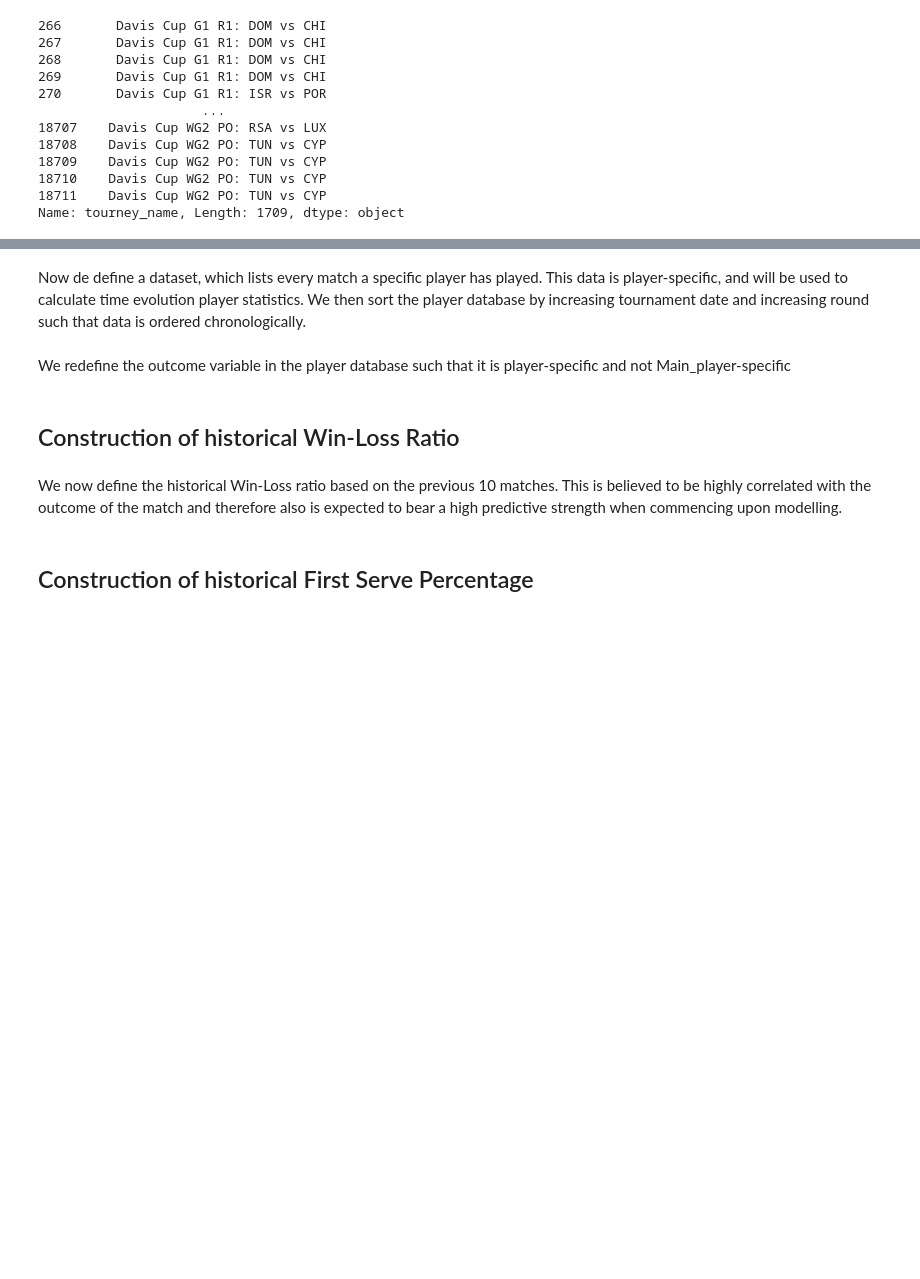
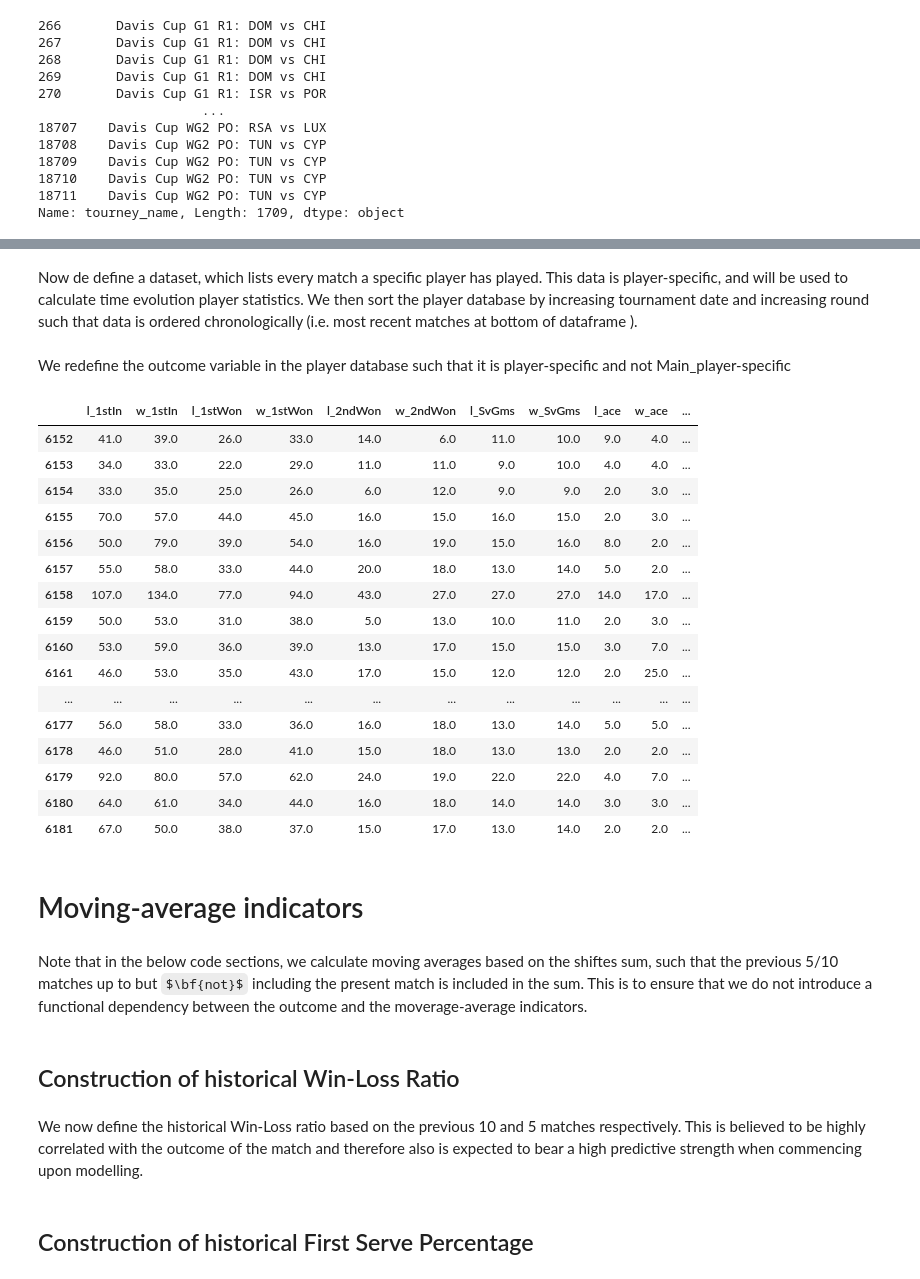
Before and after one commit to Alla977/Predicting-ATP-Tennis-Match-Outcomes, a Jupyter notebook: Data wrangling.ipynb, the cells around one changed output, grey strips where cells are left out. Cells and saved outputs as stored; diff of their text form; code cells hidden in the pictures; some formulas as TeX source; blank space fills up the shorter version.

```diff
--- a/Data wrangling.ipynb
+++ b/Data wrangling.ipynb
@@ -139,7 +139,7 @@ atp_matches['round'] = atp_matches['round'].fillna(0)
 # Remove matches, where round<=0
 atp_matches = atp_matches[atp_matches['round']>0]
 # %% [markdown]
-Now de define a dataset, which lists every match a specific player has played. This data is player-specific, and will be used to calculate time evolution player statistics. We then sort the player database by increasing tournament date and increasing round such that data is ordered chronologically.
+Now de define a dataset, which lists every match a specific player has played. This data is player-specific, and will be used to calculate time evolution player statistics. We then sort the player database by increasing tournament date and increasing round such that data is ordered  chronologically (i.e. most recent matches at bottom of dataframe ).
 # %%
 import warnings
 warnings.filterwarnings('ignore')
@@ -161,10 +161,37 @@ We redefine the outcome variable in the player database such that it is player-s
 # %%
 all_matches_per_player["player_outcome"] = all_matches_per_player.apply(lambda row: 1 if row['player']==row['winner_name']
                                                                         else 0, axis=1).astype(int)
+# %%
+pd.set_option('display.max_columns', None)
+test = all_matches_per_player[all_matches_per_player['player']=='Novak Djokovic']
+test.head(30)
+#pd.reset_option('max_columns')
+# %% [output]
+|  | l_1stIn | w_1stIn | l_1stWon | w_1stWon | l_2ndWon | w_2ndWon | l_SvGms | w_SvGms | l_ace | w_ace | ... |
+| 6152 | 41.0 | 39.0 | 26.0 | 33.0 | 14.0 | 6.0 | 11.0 | 10.0 | 9.0 | 4.0 | ... |
+| 6153 | 34.0 | 33.0 | 22.0 | 29.0 | 11.0 | 11.0 | 9.0 | 10.0 | 4.0 | 4.0 | ... |
+| 6154 | 33.0 | 35.0 | 25.0 | 26.0 | 6.0 | 12.0 | 9.0 | 9.0 | 2.0 | 3.0 | ... |
+| 6155 | 70.0 | 57.0 | 44.0 | 45.0 | 16.0 | 15.0 | 16.0 | 15.0 | 2.0 | 3.0 | ... |
+| 6156 | 50.0 | 79.0 | 39.0 | 54.0 | 16.0 | 19.0 | 15.0 | 16.0 | 8.0 | 2.0 | ... |
+| 6157 | 55.0 | 58.0 | 33.0 | 44.0 | 20.0 | 18.0 | 13.0 | 14.0 | 5.0 | 2.0 | ... |
+| 6158 | 107.0 | 134.0 | 77.0 | 94.0 | 43.0 | 27.0 | 27.0 | 27.0 | 14.0 | 17.0 | ... |
+| 6159 | 50.0 | 53.0 | 31.0 | 38.0 | 5.0 | 13.0 | 10.0 | 11.0 | 2.0 | 3.0 | ... |
+| 6160 | 53.0 | 59.0 | 36.0 | 39.0 | 13.0 | 17.0 | 15.0 | 15.0 | 3.0 | 7.0 | ... |
+| 6161 | 46.0 | 53.0 | 35.0 | 43.0 | 17.0 | 15.0 | 12.0 | 12.0 | 2.0 | 25.0 | ... |
+| ... | ... | ... | ... | ... | ... | ... | ... | ... | ... | ... | ... |
+| 6177 | 56.0 | 58.0 | 33.0 | 36.0 | 16.0 | 18.0 | 13.0 | 14.0 | 5.0 | 5.0 | ... |
+| 6178 | 46.0 | 51.0 | 28.0 | 41.0 | 15.0 | 18.0 | 13.0 | 13.0 | 2.0 | 2.0 | ... |
+| 6179 | 92.0 | 80.0 | 57.0 | 62.0 | 24.0 | 19.0 | 22.0 | 22.0 | 4.0 | 7.0 | ... |
+| 6180 | 64.0 | 61.0 | 34.0 | 44.0 | 16.0 | 18.0 | 14.0 | 14.0 | 3.0 | 3.0 | ... |
+| 6181 | 67.0 | 50.0 | 38.0 | 37.0 | 15.0 | 17.0 | 13.0 | 14.0 | 2.0 | 2.0 | ... |
+# %% [markdown]
+# Moving-average indicators
+# %% [markdown]
+Note that in the below code sections, we calculate moving averages based on the shiftes sum, such that the previous 5/10 matches up to but $\bf{not}$ including the present match is included in the sum. This is to ensure that we do not introduce a functional dependency between the outcome and the moverage-average indicators.
 # %% [markdown]
 ## Construction of historical Win-Loss Ratio
 # %% [markdown]
-We now define the historical Win-Loss ratio based on the previous 10 matches. This is believed to be highly correlated with the outcome of the match and therefore also is expected to bear a high predictive strength when commencing upon modelling.
+We now define the historical Win-Loss ratio based on the previous 10 and 5 matches respectively. This is believed to be highly correlated with the outcome of the match and therefore also is expected to bear a high predictive strength when commencing upon modelling.
 # %%
 all_matches_per_player['shifted_outcome'] = all_matches_per_player.groupby('player')['player_outcome'].shift(1)
 Rolling_wins = all_matches_per_player.groupby('player')['shifted_outcome'].rolling(window=10,min_periods=1).sum().reset_index(level=0, drop=True)
```
Also changed, not shown: parts of 13 cells of this notebook, 6 other files.
